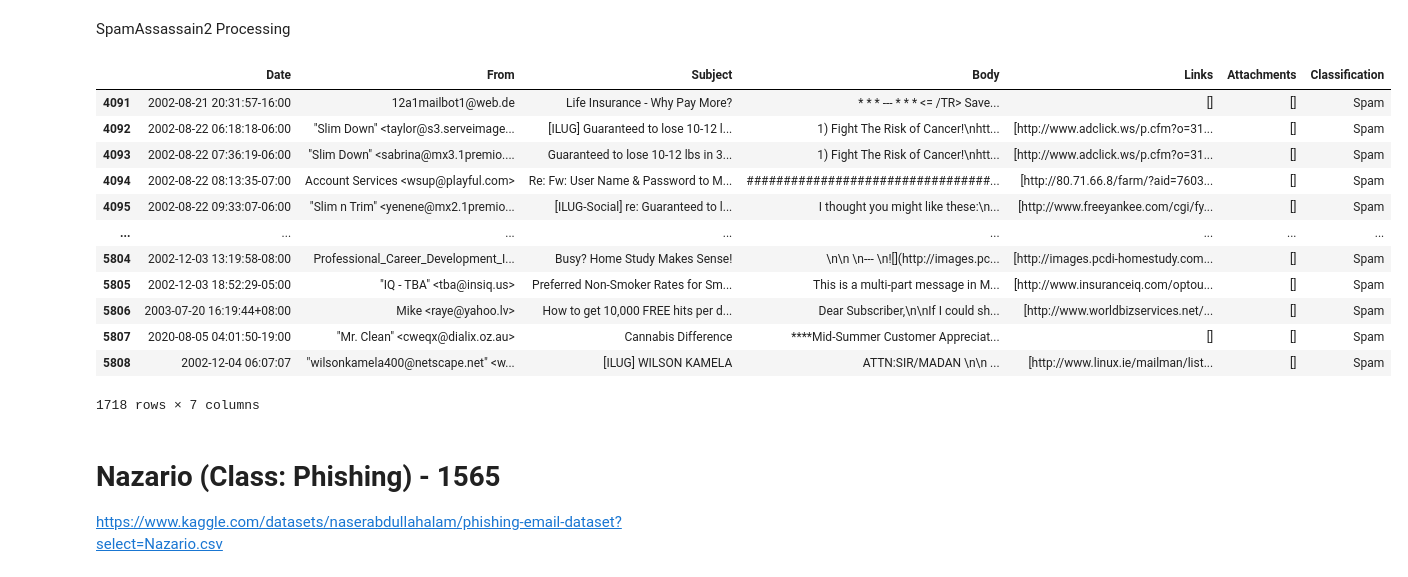
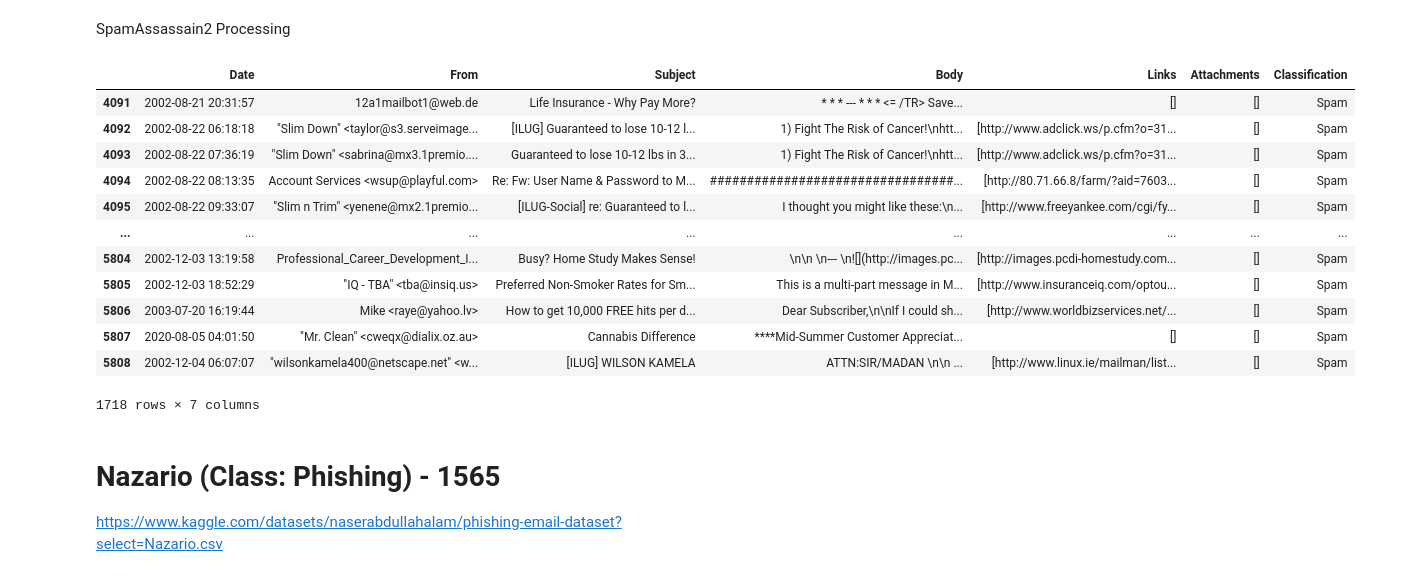
Before and after one commit to Reno0213/capstone, a Jupyter notebook: dataset.ipynb, the cells around one changed output. Saved outputs shown, nothing was run; the diff lists cells and outputs as text; code cells hidden in the pictures.

```diff
--- a/dataset.ipynb
+++ b/dataset.ipynb
@@ -61,7 +73,7 @@ def parse_email(raw_email: str):
             elif line.lower().startswith("subject:"):
                 subject_value = line[len("Subject:"):].strip()
             elif line.lower().startswith("date:"):
-                date_value = pd.to_datetime(line[len("Date:"):].strip())
+                date_value = pd.to_datetime(line[len("Date:"):].strip()).replace(tzinfo=None)
 
     body_value = "\n".join(body_lines).strip()
 
@@ -155,7 +168,7 @@ def parse_email(date, subject, body):
     # Extract Attachments
     attachments = []
 
-    return pd.Series([pd.to_datetime(date), sender, subject, body, links, attachments])
+    return pd.Series([pd.to_datetime(date).replace(tzinfo=None), sender, subject, body, links, attachments])
 
 #ling and enron ham seems to have no links
 dfEnronHam[['Date', 'Subject', 'Message']] = dfEnronHam[['Date', 'Subject', 'Message']].fillna('')
@@ -263,6 +259,7 @@ dfSpamAssassin2
 # Drop SpamAssassin Ham entries
 indicesToDrop = dfSpamAssassin2[dfSpamAssassin2['label']==0].index
 dfSpamAssassinSpam2 = dfSpamAssassin2.drop(indicesToDrop, inplace=False)
+dfSpamAssassinSpam2 = dfSpamAssassinSpam2.drop_duplicates(subset="body")
 
 dfSpamAssassinSpam2
 #print(pd.to_datetime(dfSpamAssassinSpam2['date'][4091]))
@@ -285,34 +282,34 @@ SpamAssassain2 Processing
 # %%
 import re
 def parse_email(date, sender, subject, body):
 
     # Extract Links from body
     links = re.findall(r"https?://\S+", body, re.IGNORECASE)
 
     # This dataset doesnt contain attachment information
     attachments = []
 
-    return pd.Series([pd.to_datetime(date, errors='coerce'), sender, subject, body, links, attachments])
+    return pd.Series([pd.to_datetime(date, errors='coerce').replace(tzinfo=None), sender, subject, body, links, attachments])
 
 dfSpamAssassinSpam2[['date', 'sender', 'subject', 'body']] = dfSpamAssassinSpam2[['date', 'sender', 'subject', 'body']].fillna('')
 spamAssassinDf2 = dfSpamAssassinSpam2.apply(lambda row: parse_email(row['date'], row['sender'], row['subject'], row['body']), axis=1)
 spamAssassinDf2.columns = ['Date', 'From', 'Subject', 'Body', 'Links', 'Attachments']
 spamAssassinDf2["Classification"] = "Spam"
 spamAssassinDf2
 
 #spamAssassinDf2.to_csv("SpamAssassin2.csv", index=False)
 # %% [output]
 |  | Date | From | Subject | Body | Links | Attachments | Classification |
-| 4091 | 2002-08-21 20:31:57-16:00 | 12a1mailbot1@web.de | Life Insurance - Why Pay More? | * * * --- * * * <= /TR> Save... | [] | [] | Spam |
-| 4092 | 2002-08-22 06:18:18-06:00 | "Slim Down" <taylor@s3.serveimage... | [ILUG] Guaranteed to lose 10-12 l... | 1) Fight The Risk of Cancer!\nhtt... | [http://www.adclick.ws/p.cfm?o=31... | [] | Spam |
-| 4093 | 2002-08-22 07:36:19-06:00 | "Slim Down" <sabrina@mx3.1premio.... | Guaranteed to lose 10-12 lbs in 3... | 1) Fight The Risk of Cancer!\nhtt... | [http://www.adclick.ws/p.cfm?o=31... | [] | Spam |
-| 4094 | 2002-08-22 08:13:35-07:00 | Account Services <wsup@playful.com> | Re: Fw: User Name & Password to M... | #################################... | [http://80.71.66.8/farm/?aid=7603... | [] | Spam |
-| 4095 | 2002-08-22 09:33:07-06:00 | "Slim n Trim" <yenene@mx2.1premio... | [ILUG-Social] re: Guaranteed to l... | I thought you might like these:\n... | [http://www.freeyankee.com/cgi/fy... | [] | Spam |
+| 4091 | 2002-08-21 20:31:57 | 12a1mailbot1@web.de | Life Insurance - Why Pay More? | * * * --- * * * <= /TR> Save... | [] | [] | Spam |
+| 4092 | 2002-08-22 06:18:18 | "Slim Down" <taylor@s3.serveimage... | [ILUG] Guaranteed to lose 10-12 l... | 1) Fight The Risk of Cancer!\nhtt... | [http://www.adclick.ws/p.cfm?o=31... | [] | Spam |
+| 4093 | 2002-08-22 07:36:19 | "Slim Down" <sabrina@mx3.1premio.... | Guaranteed to lose 10-12 lbs in 3... | 1) Fight The Risk of Cancer!\nhtt... | [http://www.adclick.ws/p.cfm?o=31... | [] | Spam |
+| 4094 | 2002-08-22 08:13:35 | Account Services <wsup@playful.com> | Re: Fw: User Name & Password to M... | #################################... | [http://80.71.66.8/farm/?aid=7603... | [] | Spam |
+| 4095 | 2002-08-22 09:33:07 | "Slim n Trim" <yenene@mx2.1premio... | [ILUG-Social] re: Guaranteed to l... | I thought you might like these:\n... | [http://www.freeyankee.com/cgi/fy... | [] | Spam |
 | ... | ... | ... | ... | ... | ... | ... | ... |
-| 5804 | 2002-12-03 13:19:58-08:00 | Professional_Career_Development_I... | Busy? Home Study Makes Sense! | \n\n \n--- \n![](http://images.pc... | [http://images.pcdi-homestudy.com... | [] | Spam |
-| 5805 | 2002-12-03 18:52:29-05:00 | "IQ - TBA" <tba@insiq.us> | Preferred Non-Smoker Rates for Sm... | This is a multi-part message in M... | [http://www.insuranceiq.com/optou... | [] | Spam |
-| 5806 | 2003-07-20 16:19:44+08:00 | Mike <raye@yahoo.lv> | How to get 10,000 FREE hits per d... | Dear Subscriber,\n\nIf I could sh... | [http://www.worldbizservices.net/... | [] | Spam |
-| 5807 | 2020-08-05 04:01:50-19:00 | "Mr. Clean" <cweqx@dialix.oz.au> | Cannabis Difference | ****Mid-Summer Customer Appreciat... | [] | [] | Spam |
+| 5804 | 2002-12-03 13:19:58 | Professional_Career_Development_I... | Busy? Home Study Makes Sense! | \n\n \n--- \n![](http://images.pc... | [http://images.pcdi-homestudy.com... | [] | Spam |
+| 5805 | 2002-12-03 18:52:29 | "IQ - TBA" <tba@insiq.us> | Preferred Non-Smoker Rates for Sm... | This is a multi-part message in M... | [http://www.insuranceiq.com/optou... | [] | Spam |
+| 5806 | 2003-07-20 16:19:44 | Mike <raye@yahoo.lv> | How to get 10,000 FREE hits per d... | Dear Subscriber,\n\nIf I could sh... | [http://www.worldbizservices.net/... | [] | Spam |
+| 5807 | 2020-08-05 04:01:50 | "Mr. Clean" <cweqx@dialix.oz.au> | Cannabis Difference | ****Mid-Summer Customer Appreciat... | [] | [] | Spam |
 | 5808 | 2002-12-04 06:07:07 | "wilsonkamela400@netscape.net" <w... | [ILUG] WILSON KAMELA | ATTN:SIR/MADAN \n\n ... | [http://www.linux.ie/mailman/list... | [] | Spam |
 1718 rows × 7 columns
 # %% [markdown]
```
Also changed, not shown: parts of 33 cells of this notebook.
